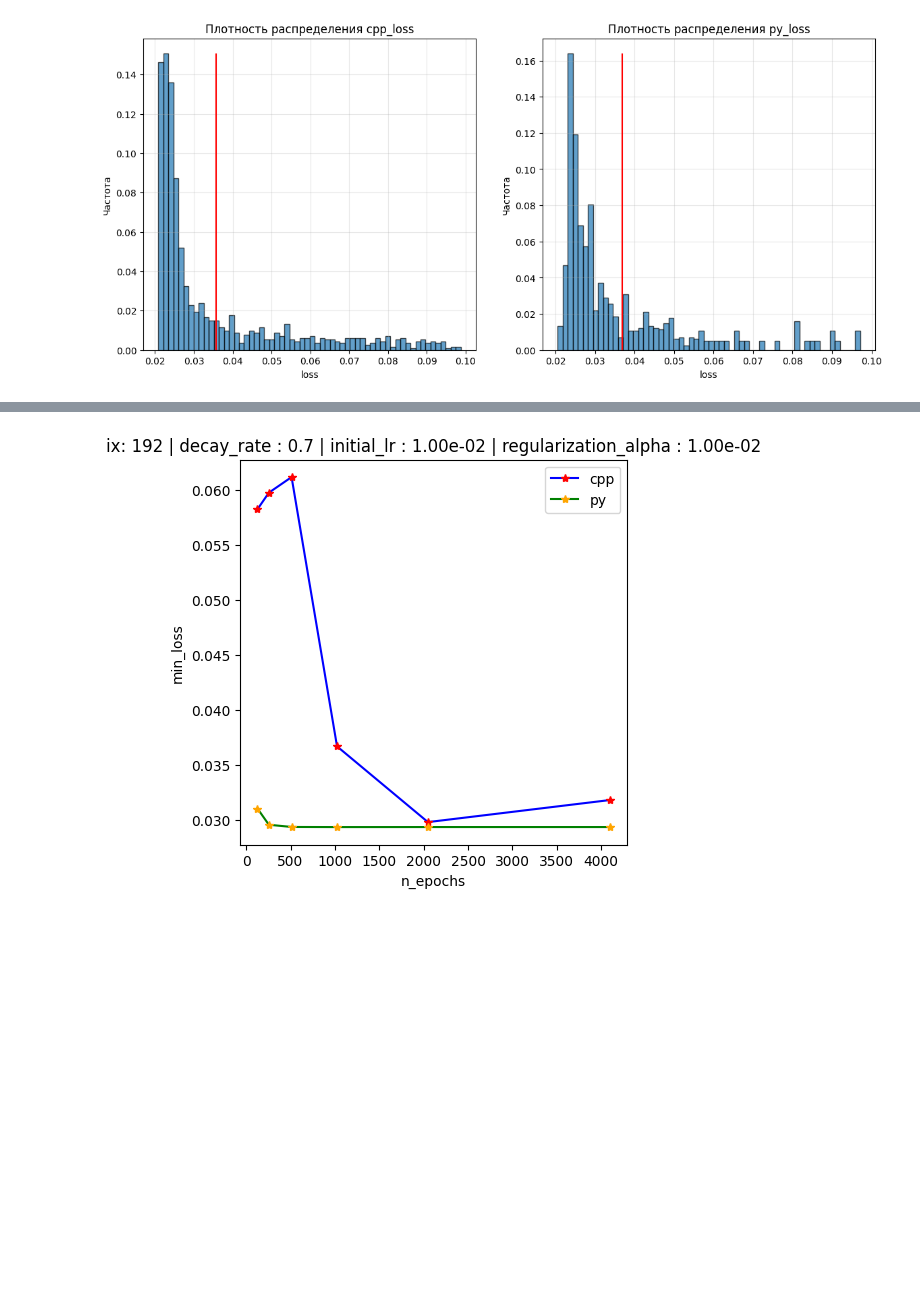
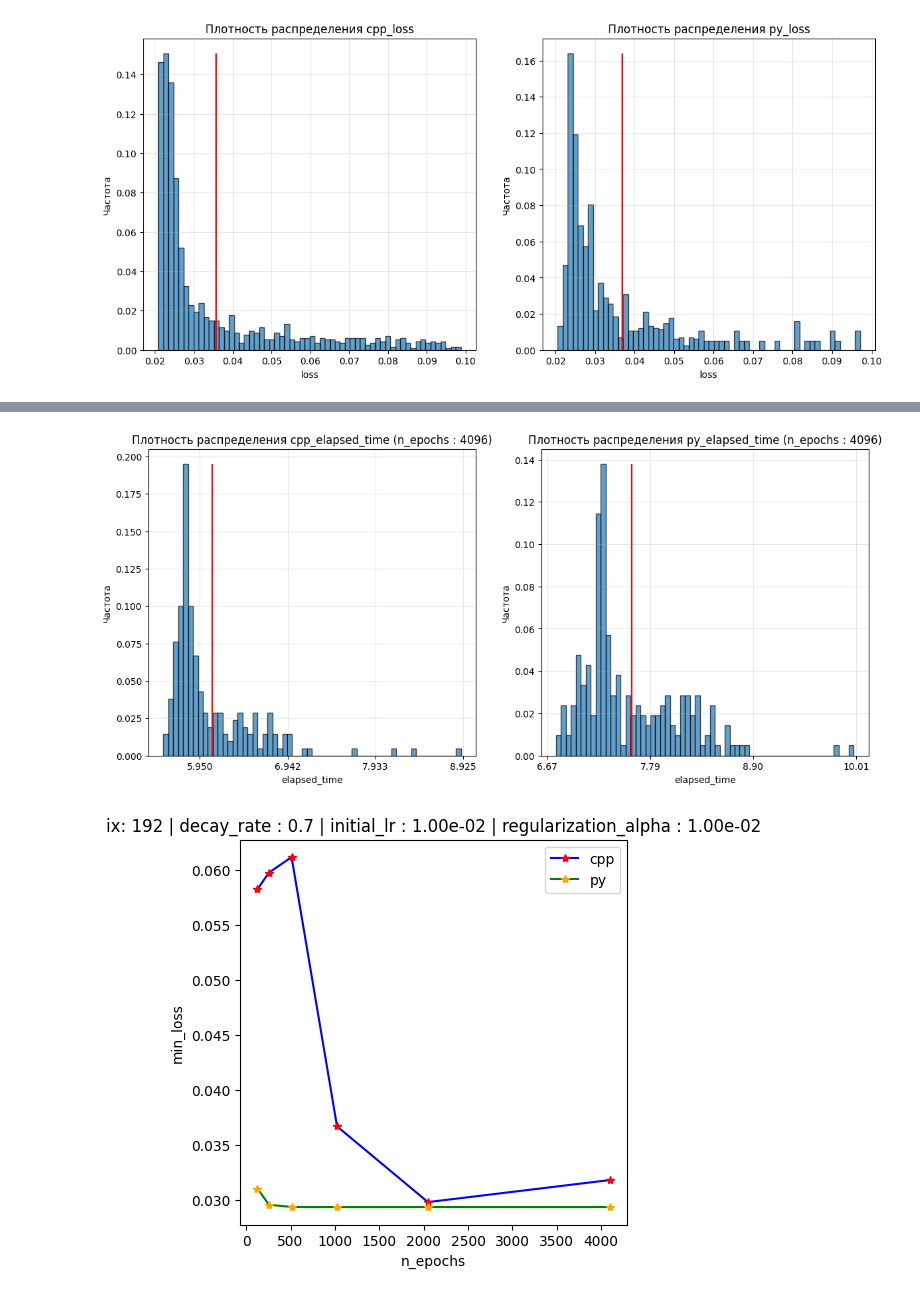
Before and after one commit to Lolikion228/CppLinReg, a Jupyter notebook: LinearRegression/res.ipynb, the cells around one changed output, grey strips where cells are left out. Saved outputs shown, nothing was run; the diff lists cells and outputs as text; code cells hidden in the pictures; blank space fills up the shorter version.

Commit message:
add timeVSepochs plot (w density)

```diff
--- a/LinearRegression/res.ipynb
+++ b/LinearRegression/res.ipynb
@@ -133,6 +160,6 @@ py_loss std  : 0.01731591296221218
 # %%
-fig2 = plt.figure(figsize=(14, 6))
-axes = fig2.subplots(1,2)
+fig = plt.figure(figsize=(14, 6))
+axes = fig.subplots(1,2)
 cnt_bins = 60
 for i,n in zip(range(2), ['cpp','py']):
 
@@ -148,3 +175,7 @@ for i,n in zip(range(2), ['cpp','py']):
     axes[i].vlines(data[f"{n}_min_loss"].mean(),ymin=0,ymax=max(relative_freq), color='red')
 # %% [output]
 [figure]
+# %%
+n_epochs = 4096 # must be from [128, 256, 512, 1024, 2048, 4096]
+data2 = df.filter( pl.col('n_epochs') == n_epochs )
+data2
@@ -151,3 +212,22 @@ for i,n in zip(range(2), ['cpp','py']):
+# %%
+fig = plt.figure(figsize=(14, 6))
+axes = fig.subplots(1,2)
+cnt_bins = 60
+for i,n in zip(range(2), ['cpp','py']):
+
+    counts, bins = np.histogram(data2[f"{n}_elapsed_time"], bins=cnt_bins)
+    relative_freq = counts / len(data2[f"{n}_elapsed_time"])
+    bin_width = bins[1] - bins[0]
+    axes[i].bar(bins[:-1], relative_freq, width=bin_width, alpha=0.7, edgecolor='black')
+
+    axes[i].set_title(f"Плотность распределения {n}_elapsed_time (n_epochs : {n_epochs})")
+    axes[i].set_xlabel('elapsed_time')
+    axes[i].set_ylabel('Частота')
+    axes[i].grid(alpha=0.3)
+    axes[i].set_xticks( np.linspace(0, bins[-1], 10) )
+    axes[i].vlines(data2[f"{n}_elapsed_time"].mean(),ymin=0, ymax=max(relative_freq), color='red')
+# %% [output]
+[figure, added]
 # %%
 n_samples = 3
 # %%
```
Also changed, not shown: parts of 6 cells of this notebook.
